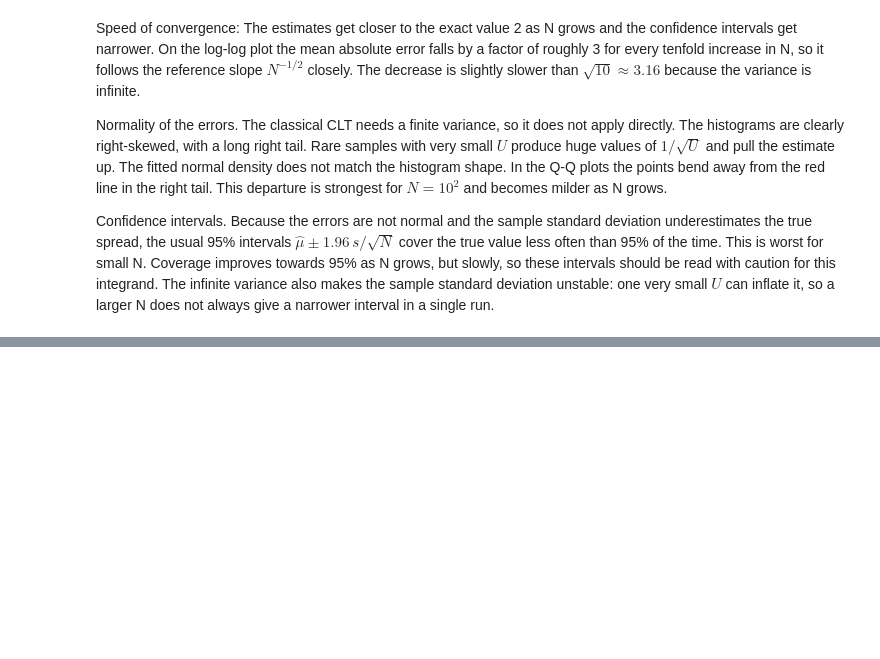
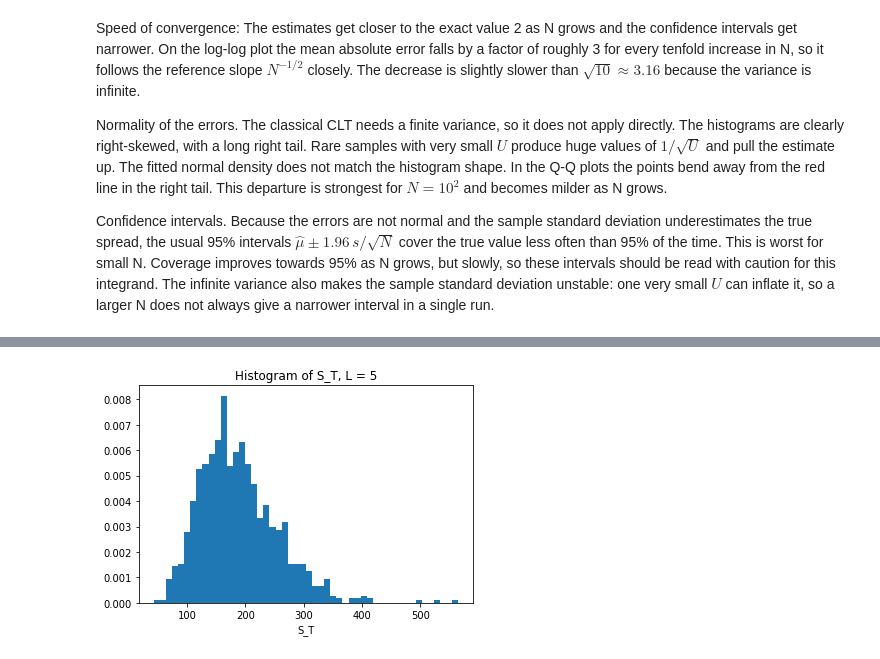
Before and after one commit to d1namite41/OVM_1, a Jupyter notebook: OVM_assignment_1.ipynb, the cells around one changed output, grey strips where cells are left out. Cells and saved outputs as stored; diff of their text form; code cells hidden in the pictures; blank space fills up the shorter version.

```diff
--- a/OVM_assignment_1.ipynb
+++ b/OVM_assignment_1.ipynb
@@ -273,0 +316,15 @@ Confidence intervals. Because the errors are not normal and the sample standard
+# %%
+def simulate_ST(L,M=1000):
+    dt=T/L
+    S=np.full(M,S0,dtype=float)
+    for i in range(L):
+        z=np.random.randn(M)
+        S=S*(1+mu*dt+sigma*np.sqrt(dt)*z)
+    return S
+
+ST=simulate_ST(5)
+plt.hist(ST, bins=50, density=True)
+plt.xlabel('S_T'); plt.title('Histogram of S_T, L = 5')
+plt.show()
+# %% [output]
+[figure, added]
```
Also changed, not shown: parts of 7 cells of this notebook.
